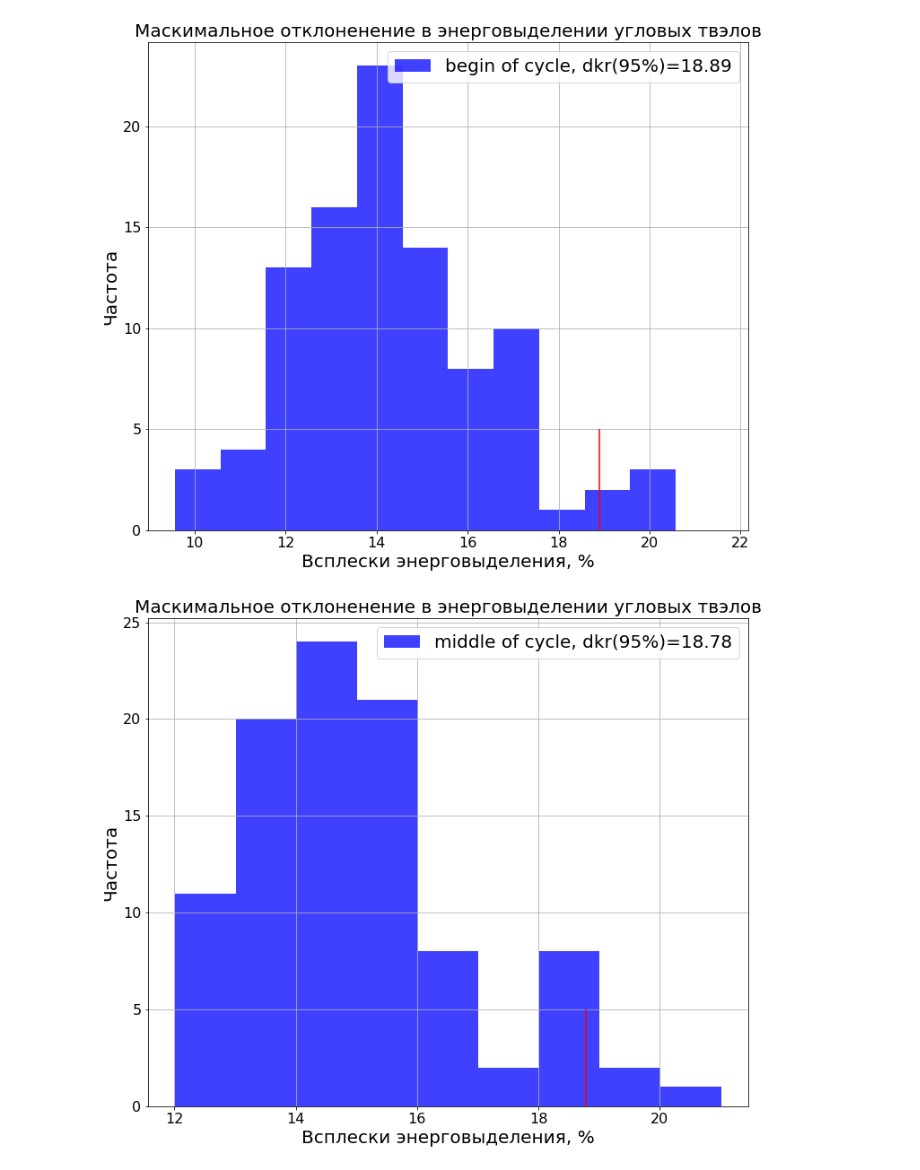
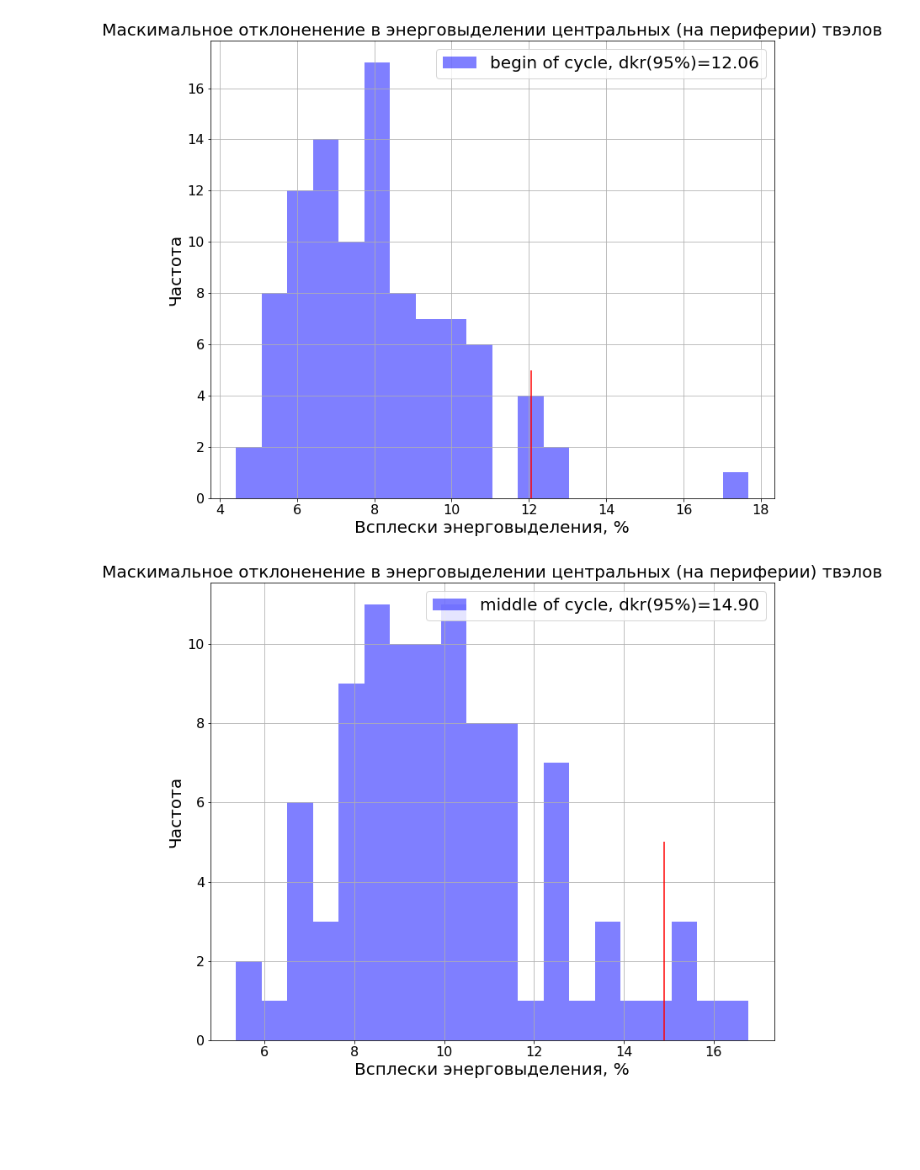
Before and after one commit to maratdzhan/FebProject, a Jupyter notebook: 10.5 Paint 120 max.ipynb, the cells around one changed output. Drawn from its saved outputs; the diff is of its cells as text; code cells hidden in the pictures; blank space fills up the shorter version.

Commit message:
new data and fix old data

```diff
--- a/10.5 Paint 120 max.ipynb
+++ b/10.5 Paint 120 max.ipynb
@@ -4,38 +4,41 @@ import pandas as pd
 import matplotlib.pyplot as plt
 import scipy.stats as st
 # %%
-max_b=pd.read_csv('~D:/Vasiliev/PERMAK-A/nv/8d9d/max_cor_b.csv')
-max_m=pd.read_csv('~D:/Vasiliev/PERMAK-A/nv/8d9d/max_cor_m.csv')
-max_e=pd.read_csv('~D:/Vasiliev/PERMAK-A/nv/8d9d/max_cor_e.csv')
+max_b=pd.read_csv('~D:/Vasiliev/PERMAK-A/nv/8d9d/max_cen_b.csv')
+max_m=pd.read_csv('~D:/Vasiliev/PERMAK-A/nv/8d9d/max_cen_m.csv')
+max_e=pd.read_csv('~D:/Vasiliev/PERMAK-A/nv/8d9d/max_cen_e.csv')
 bad_state=19
+_t = 'центральных (на периферии)'
 # %%
 def ExtractingMax(df):
     maxs=[]
     for i in range(1,100):
         df_1=df.query('state==@i');
         df_2=df_1.sort_values('kq');
-        _tvs=df_2.tail(1).tvs;
-        df_3=df_2.sort_values('dkr');
-        maxs.append(df_3.tail(1));
+        df_3=df_2.tail(20);
+        #_tvs=df_2.tail(1).tvs;
+        df_4=df_3.sort_values('dkr');
+        maxs.append(df_4.tail(1));
     return maxs;
 
 ## Algorithm works well
 def CalculateDeviations(_nominal, _deviated):
-    dkr=[]
+    dkr=[];
     for _state in pd.unique(_deviated.state):
         df=_deviated.query('state==@_state');
         df.index=np.arange(0,len(df),step=1);
         for i in range(len(df)):
             if (_nominal.tvs[i]==df.loc[i,'tvs']):
+
                 kr1=_nominal.kr[i];
                 kr2=df.loc[i,'kr'];
                 dev=100*(kr2-kr1)/kr1;
                 dkr.append(dev);
     return dkr;
 
-def PlotDataFrame(_name,legend_prefix,df1):
+def PlotDataFrame(_name,legend_prefix,df1,s):
     plt.figure(figsize=(12,10));
-    bind=np.arange(min(df1[_name]),max(df1[_name]),step=1);
+    bind=20;#np.arange(min(df1[_name]),max(df1[_name]),step=1);
     plt.grid(True);
     plt.xlabel('Всплески энерговыделения, %', fontsize=20);
     plt.ylabel('Частота', fontsize=20);
@@ -43,29 +46,29 @@ def PlotDataFrame(_name,legend_prefix,df1):
     plt.yticks(fontsize=16);
     percent=95
     quant = st.scoreatpercentile(df1[_name],percent)
-    plt.hist(df1[_name],bind,label='{}, dkr(95%)={:.2f}'.format(legend_prefix,quant),alpha=0.75, color='blue');
+    plt.hist(df1[_name],bind,label='{}, dkr(95%)={:.2f}'.format(legend_prefix,quant),alpha=0.5, color='blue');
     plt.vlines(quant,0,5,color='red')
     plt.legend(fontsize=20);
-    plt.title('Маскимальное отклоненение в энерговыделении угловых твэлов',fontsize=20);
+    plt.title('Маскимальное отклоненение в энерговыделении {} твэлов'.format(s),fontsize=20);
     plt.show();
 # %%
 nom_b=max_b.query('state==0')
 max_b=max_b.query('state!=0 & state!=@bad_state')
 max_b['dkr']=CalculateDeviations(nom_b,max_b);
 boc=ExtractingMax(max_b)
 boc=pd.concat(boc[i] for i in range(len(boc)))
-PlotDataFrame('dkr','begin of cycle',boc)
+PlotDataFrame('dkr','begin of cycle',boc,_t)
 # %% [output]
-[figure, old version]
+[figure, new version]
 # %%
 nom_m=max_m.query('state==0')
 max_m=max_m.query('state!=0 & state!=@bad_state')
 max_m['dkr']=CalculateDeviations(nom_m,max_m);
 moc=ExtractingMax(max_m)
 moc=pd.concat(moc[i] for i in range(len(moc)))
-PlotDataFrame('dkr','middle of cycle',moc)
+PlotDataFrame('dkr','middle of cycle',moc,_t)
 # %% [output]
-[figure, old version]
+[figure, new version]
 # %%
 nom_e=max_e.query('state==0')
 max_e=max_e.query('state!=0 & state!=@bad_state')
```
Also changed, not shown: parts of 2 cells of this notebook, 6 other files.
